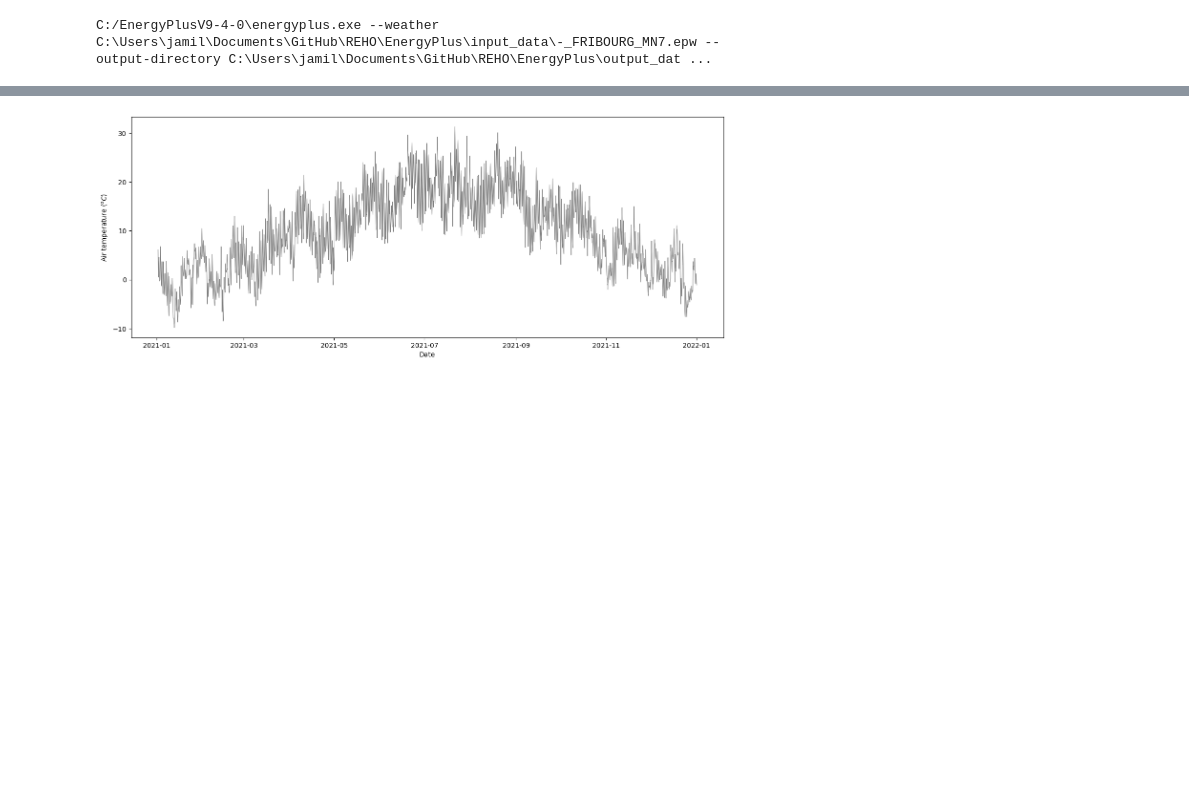
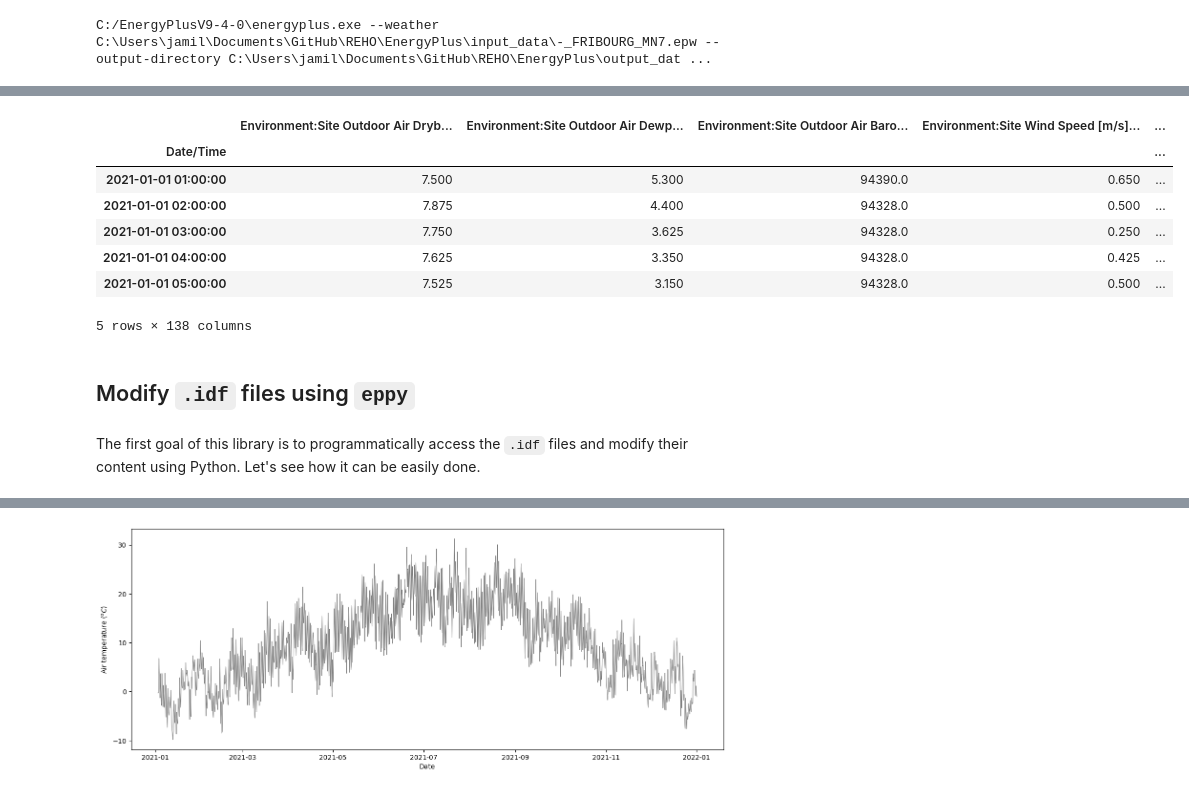
Before and after one commit to JamilMaj/REHO, a Jupyter notebook: EnergyPlus/eppy_pandas.ipynb, the cells around one changed output, grey strips where cells are left out. Drawn from its saved outputs; the diff is of its cells as text; code cells hidden in the pictures; blank space fills up the shorter version.

Commit message:
beginning of Eppy tutorial notebook

```diff
--- a/EnergyPlus/eppy_pandas.ipynb
+++ b/EnergyPlus/eppy_pandas.ipynb
@@ -40,3 +87,23 @@ C:/EnergyPlusV9-4-0\energyplus.exe --weather C:\Users\jamil\Documents\GitHub\REH
+# %%
+df=pd.read_csv(r".\output_data\eplusout.csv",
+               parse_dates=[0],
+               index_col=[0],
+               date_parser=parse_energyplus_datetime_string
+              )
+df.head()
+# %% [output]
+|  | Environment:Site Outdoor Air Dryb... | Environment:Site Outdoor Air Dewp... | Environment:Site Outdoor Air Baro... | Environment:Site Wind Speed [m/s]... | ... |
+| Date/Time |  |  |  |  | ... |
+| 2021-01-01 01:00:00 | 7.500 | 5.300 | 94390.0 | 0.650 | ... |
+| 2021-01-01 02:00:00 | 7.875 | 4.400 | 94328.0 | 0.500 | ... |
+| 2021-01-01 03:00:00 | 7.750 | 3.625 | 94328.0 | 0.250 | ... |
+| 2021-01-01 04:00:00 | 7.625 | 3.350 | 94328.0 | 0.425 | ... |
+| 2021-01-01 05:00:00 | 7.525 | 3.150 | 94328.0 | 0.500 | ... |
+5 rows × 138 columns
+# %% [markdown]
+## Modify `.idf` files using `eppy`
+# %% [markdown]
+The first goal of this library is to programmatically access the `.idf` files and modify their content using Python. Let's see how it can be easily done.
 # %%
 zone_name = "Zone1"
 
```
Also changed, not shown: parts of 14 cells of this notebook.
